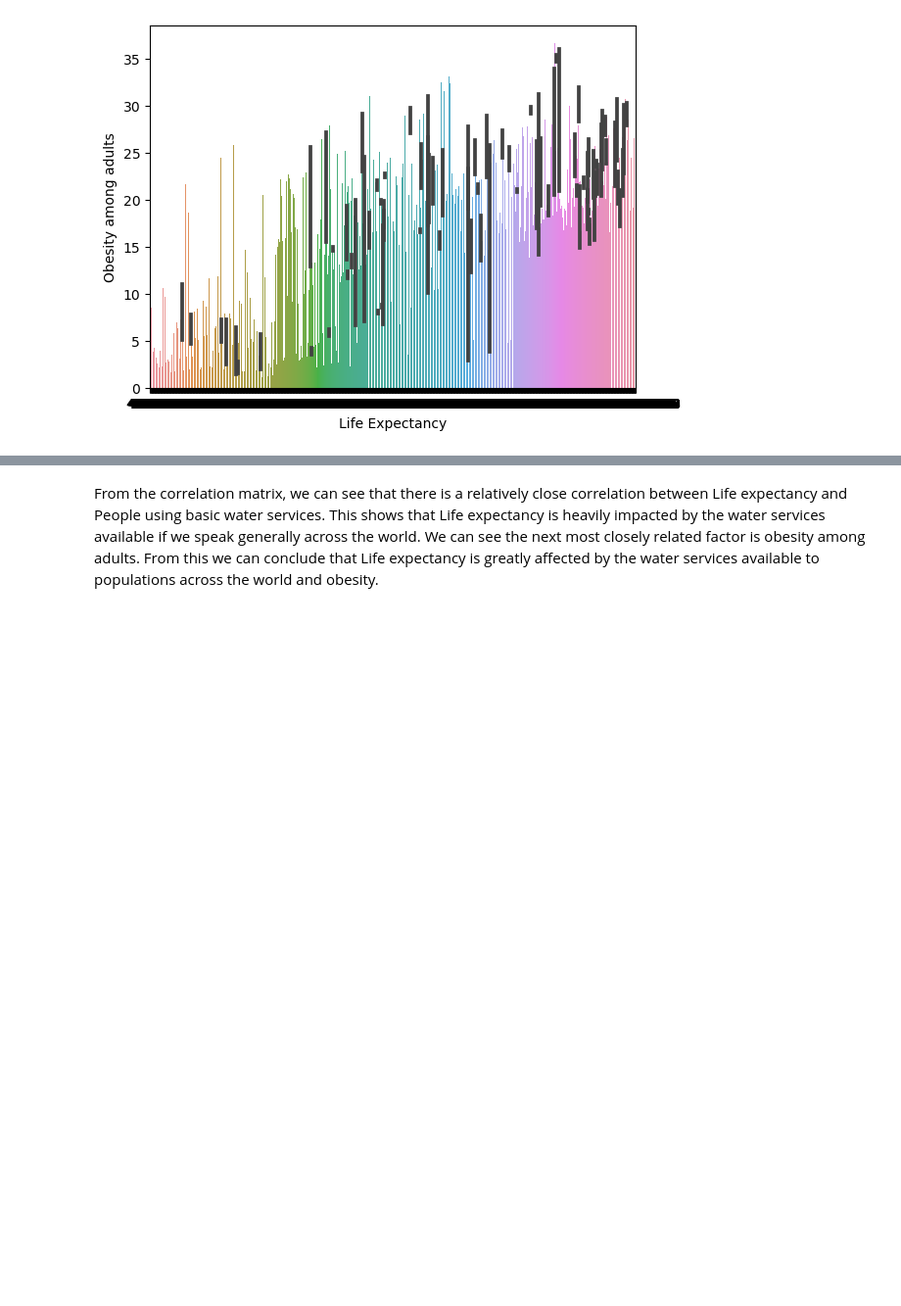
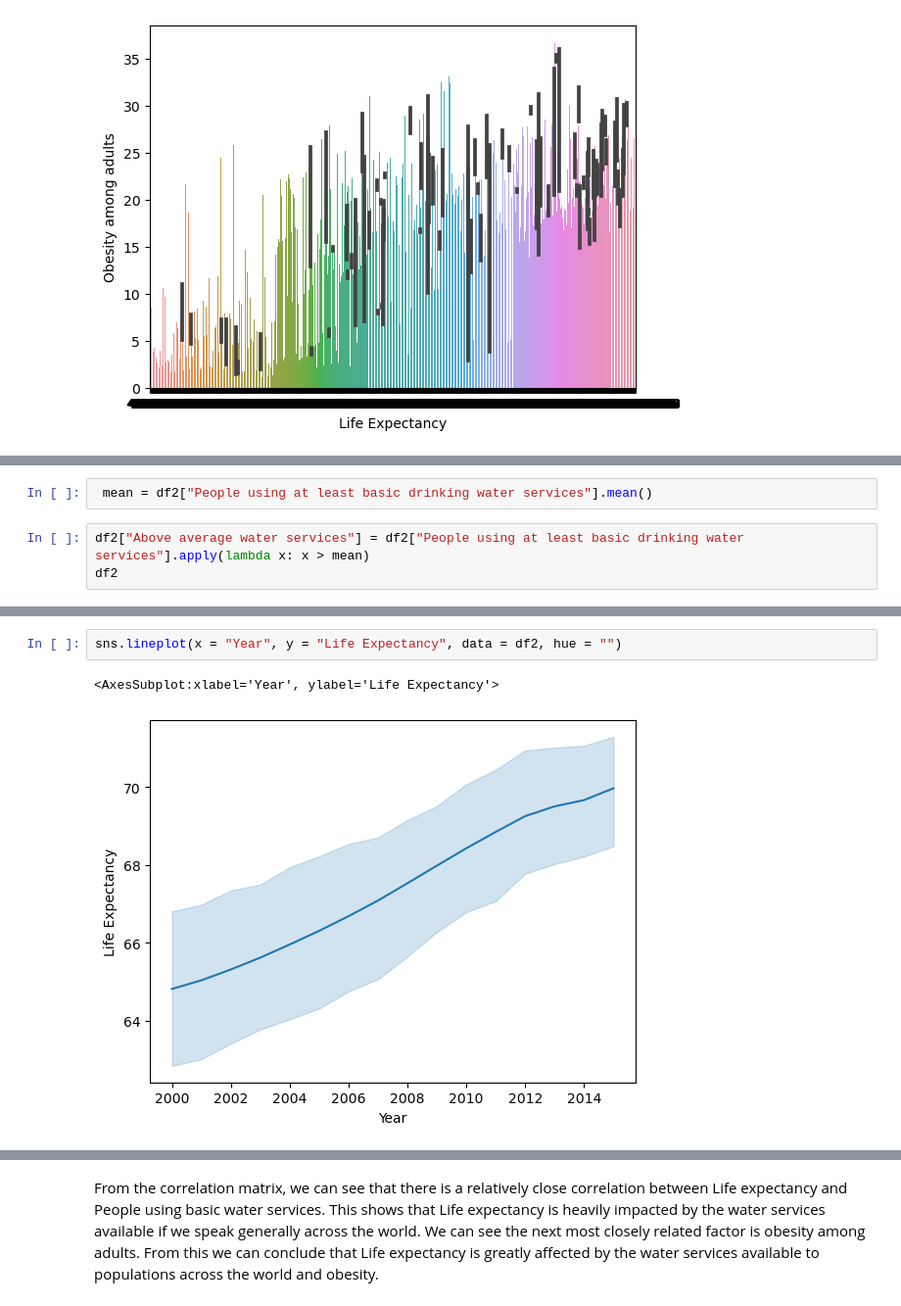
Before and after one commit to ubco-W2022T2-data301/project-group-group28, a Jupyter notebook: analysis/analysis2.ipynb, the cells around one changed output, grey strips where cells are left out. Shown: that part at 98% size. Cells and saved outputs as stored; diff of their text form; blank space fills up the shorter version.

```diff
--- a/analysis/analysis2.ipynb
+++ b/analysis/analysis2.ipynb
@@ -148,0 +182,5 @@ NameError: name 'df2' is not defined
+# %%
+ mean = df2["People using at least basic drinking water services"].mean()
+# %%
+df2["Above average water services"] = df2["People using at least basic drinking water services"].apply(lambda x: x > mean)
+df2
@@ -149 +201,6 @@ NameError: name 'df2' is not defined
+# %%
+sns.lineplot(x = "Year", y = "Life Expectancy", data = df2, hue = "")
+# %% [output]
+<AxesSubplot:xlabel='Year', ylabel='Life Expectancy'>
+[figure, added]
 # %% [markdown]
```
Also changed, not shown: parts of 7 cells of this notebook.
